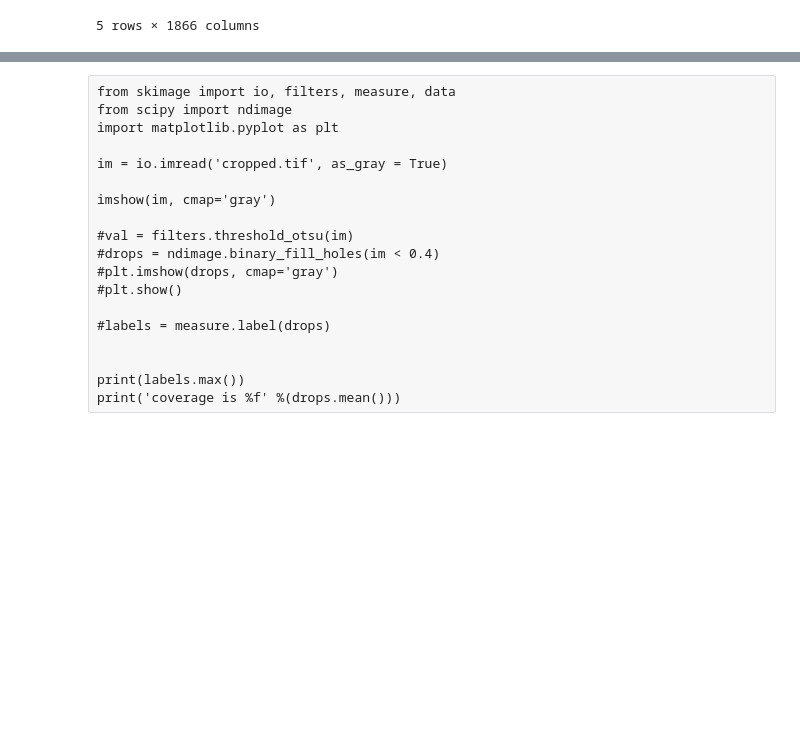
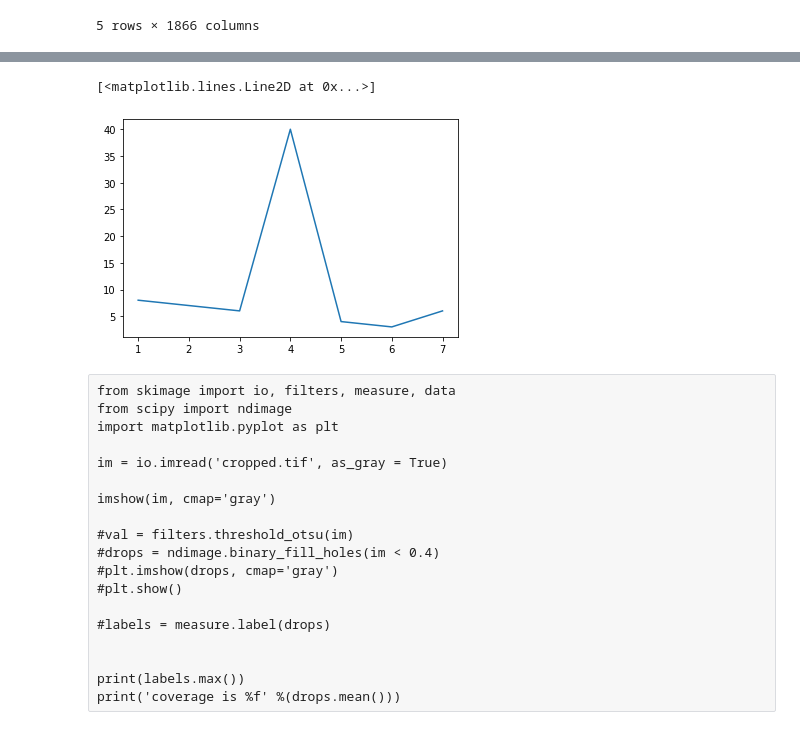
Before and after one commit to dinhtuanphan/RealtimeObjectTracking, a Jupyter notebook: countObjects.ipynb, the cells around one changed output, grey strips where cells are left out. Saved outputs shown, nothing was run; the diff lists cells and outputs as text; code cells hidden in the pictures; blank space fills up the shorter version.

Commit message:
count cells

```diff
--- a/countObjects.ipynb
+++ b/countObjects.ipynb
@@ -115,0 +130,10 @@ plt.show()
+# %%
+df_plt.columns = ['X','Y']
+df_flt = df_plt[df_plt['Y']>Ycor[int(filename[0])-1]]
+df_flt = df_flt.groupby(df_flt['X']//1538).count()
+df_flt.drop('X', axis = 1, inplace=True)
+df_flt.insert(loc = 0, column = 'Xmm', value = df_flt.index)
+df_flt.reset_index(drop=True, inplace=True)
+df_flt.rename(columns={'Y':'Total Cells'}, inplace=True)
+df_flt.to_csv((filename[0]+'.csv'), index=False)
+df_flt
@@ -116,3 +148,9 @@ plt.show()
+# %%
+plt.plot(df_flt['Xmm'],df_flt['Total Cells'])
+#plt.gca().invert_yaxis()
+# %% [output]
+[<matplotlib.lines.Line2D at 0x...>]
+[figure, added]
 # %% [raw]
 from skimage import io, filters, measure, data
 from scipy import ndimage
```
Also changed, not shown: parts of 6 cells of this notebook.
